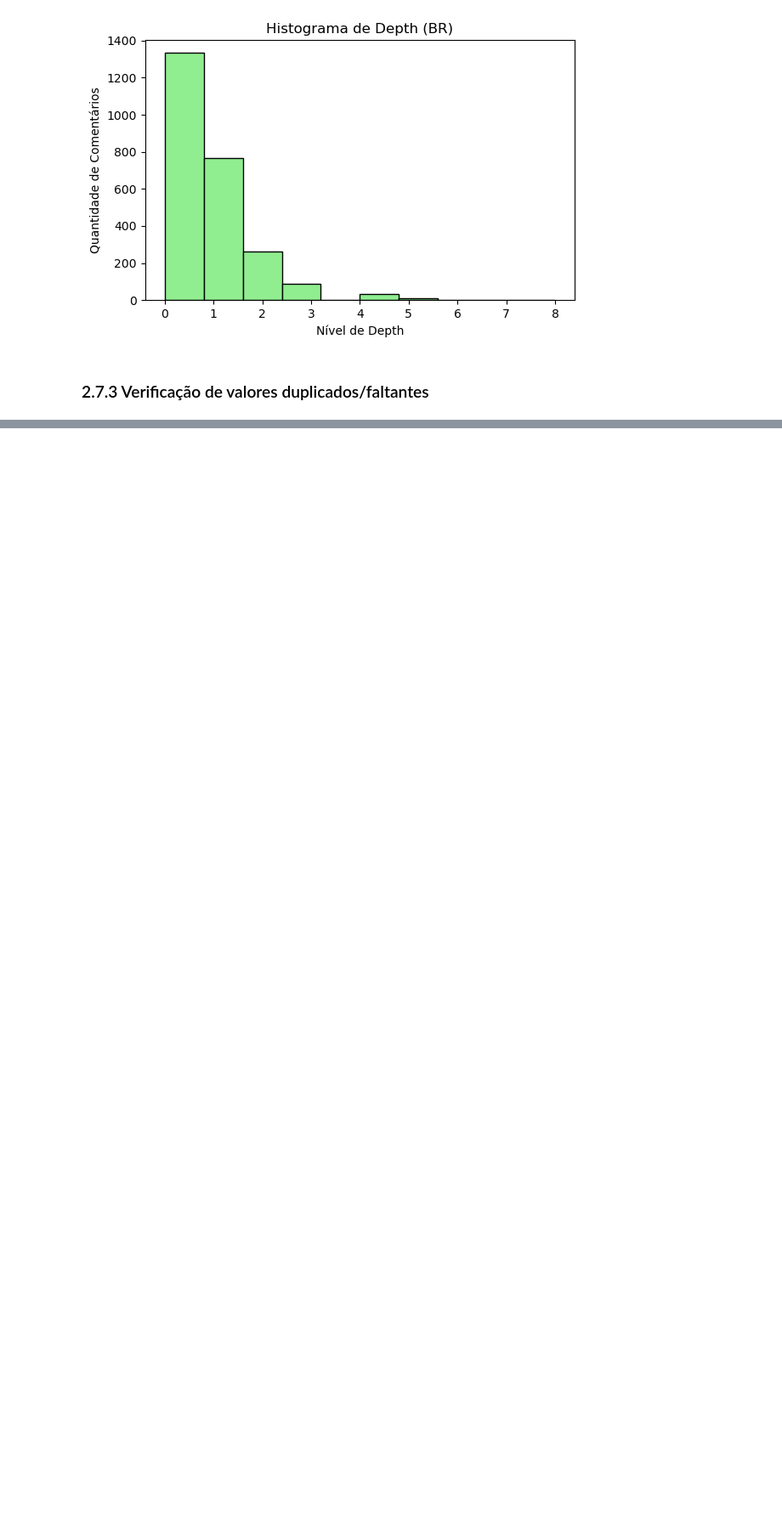
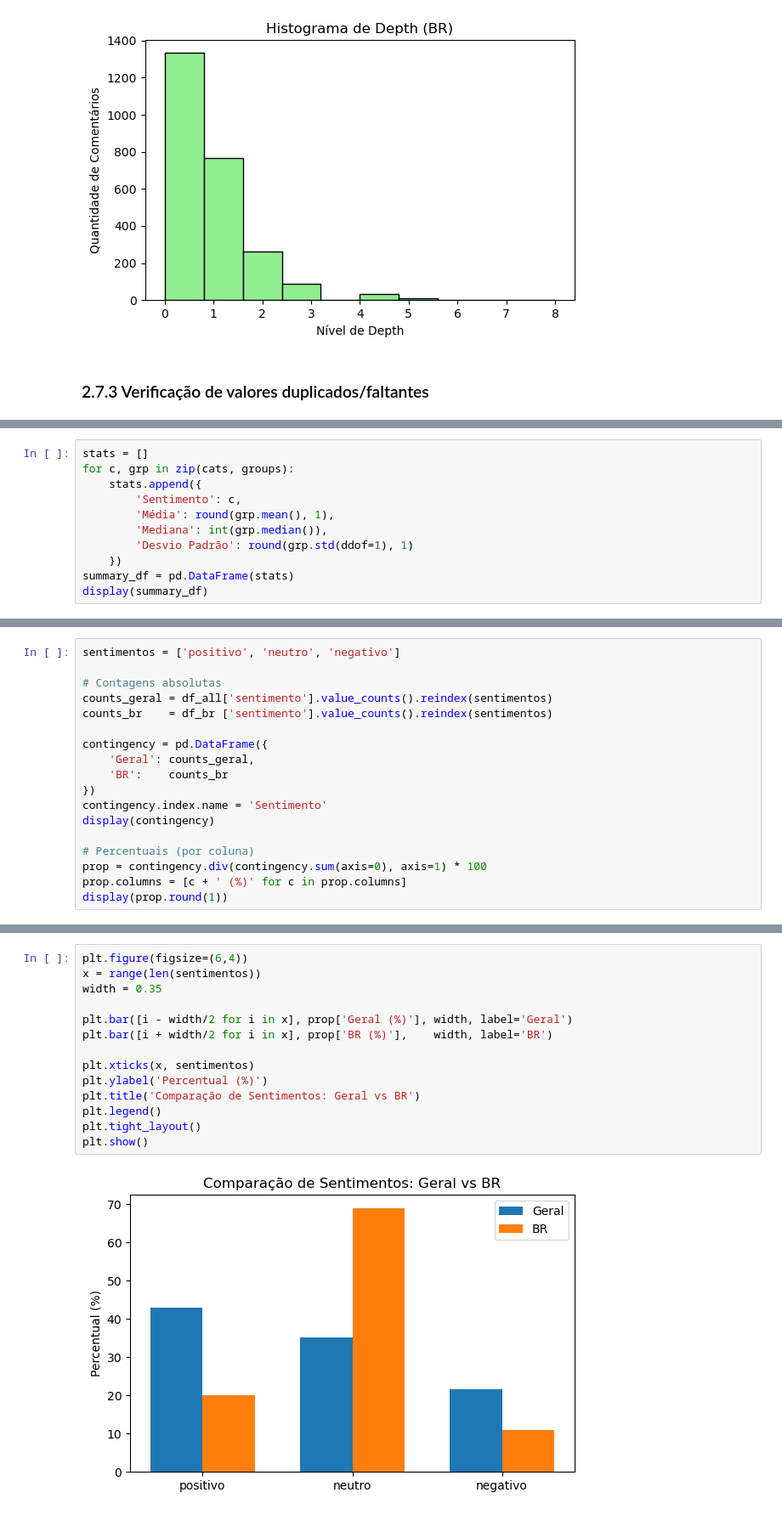
Before and after one commit to lucashsnery/Projeto-ICD, a Jupyter notebook: relatorio.ipynb, the cells around one changed output, grey strips where cells are left out. Shown at 85% size. Drawn from its saved outputs; the diff is of its cells as text; blank space fills up the shorter version.

```diff
--- a/relatorio.ipynb
+++ b/relatorio.ipynb
@@ -228,0 +399,11 @@ Comentários sem autor: (BR): 68 de 2498 (2.7%)
+# %%
+stats = []
+for c, grp in zip(cats, groups):
+    stats.append({
+        'Sentimento': c,
+        'Média': round(grp.mean(), 1),
+        'Mediana': int(grp.median()),
+        'Desvio Padrão': round(grp.std(ddof=1), 1)
+    })
+summary_df = pd.DataFrame(stats)
+display(summary_df)
@@ -228,0 +491,18 @@ Comentários sem autor: (BR): 68 de 2498 (2.7%)
+# %%
+sentimentos = ['positivo', 'neutro', 'negativo']
+
+# Contagens absolutas
+counts_geral = df_all['sentimento'].value_counts().reindex(sentimentos)
+counts_br    = df_br ['sentimento'].value_counts().reindex(sentimentos)
+
+contingency = pd.DataFrame({
+    'Geral': counts_geral,
+    'BR':    counts_br
+})
+contingency.index.name = 'Sentimento'
+display(contingency)
+
+# Percentuais (por coluna)
+prop = contingency.div(contingency.sum(axis=0), axis=1) * 100
+prop.columns = [c + ' (%)' for c in prop.columns]
+display(prop.round(1))
@@ -228,0 +522,16 @@ Comentários sem autor: (BR): 68 de 2498 (2.7%)
+# %%
+plt.figure(figsize=(6,4))
+x = range(len(sentimentos))
+width = 0.35
+
+plt.bar([i - width/2 for i in x], prop['Geral (%)'], width, label='Geral')
+plt.bar([i + width/2 for i in x], prop['BR (%)'],    width, label='BR')
+
+plt.xticks(x, sentimentos)
+plt.ylabel('Percentual (%)')
+plt.title('Comparação de Sentimentos: Geral vs BR')
+plt.legend()
+plt.tight_layout()
+plt.show()
+# %% [output]
+[figure, added]
```
Also changed, not shown: parts of 35 cells of this notebook.
